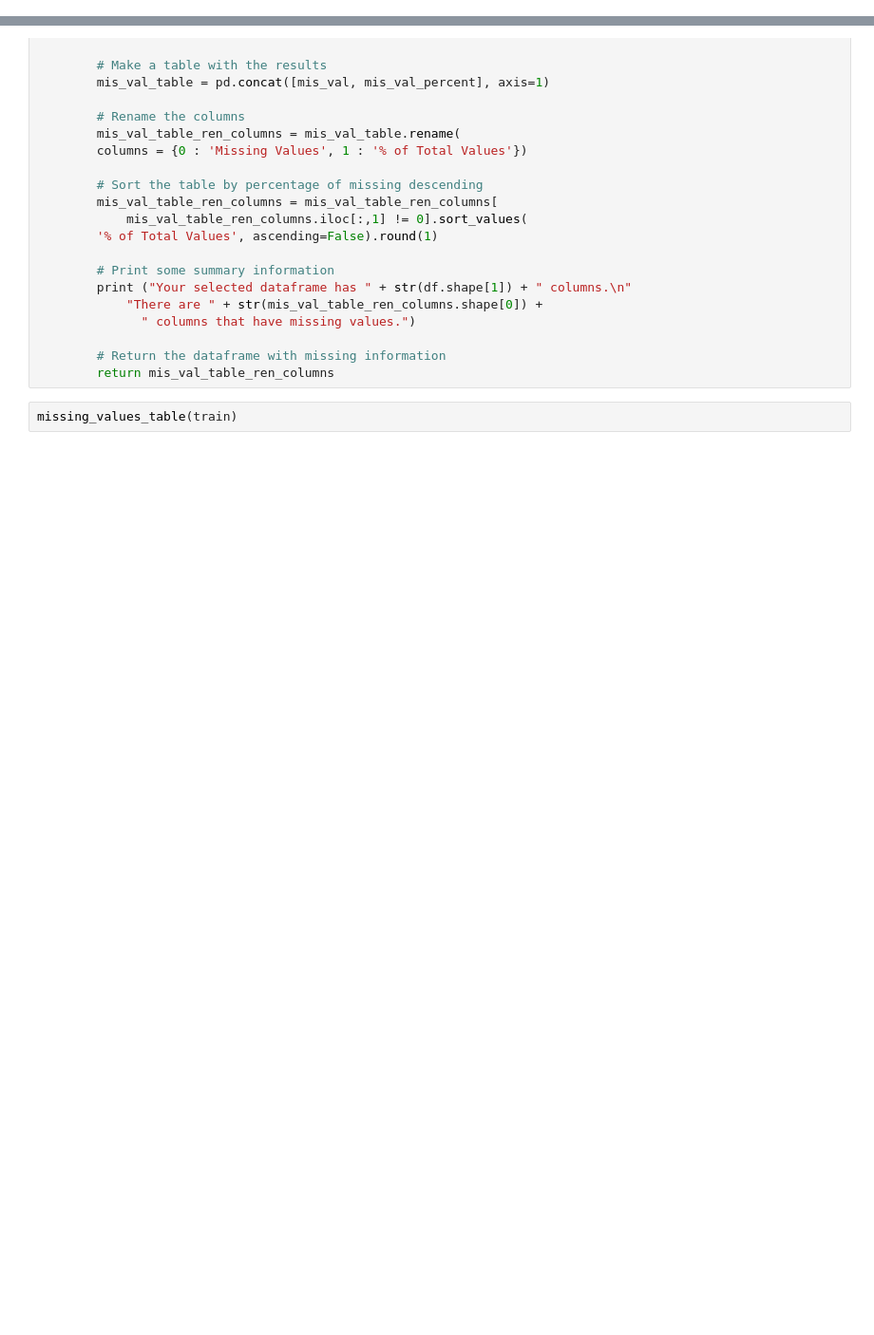
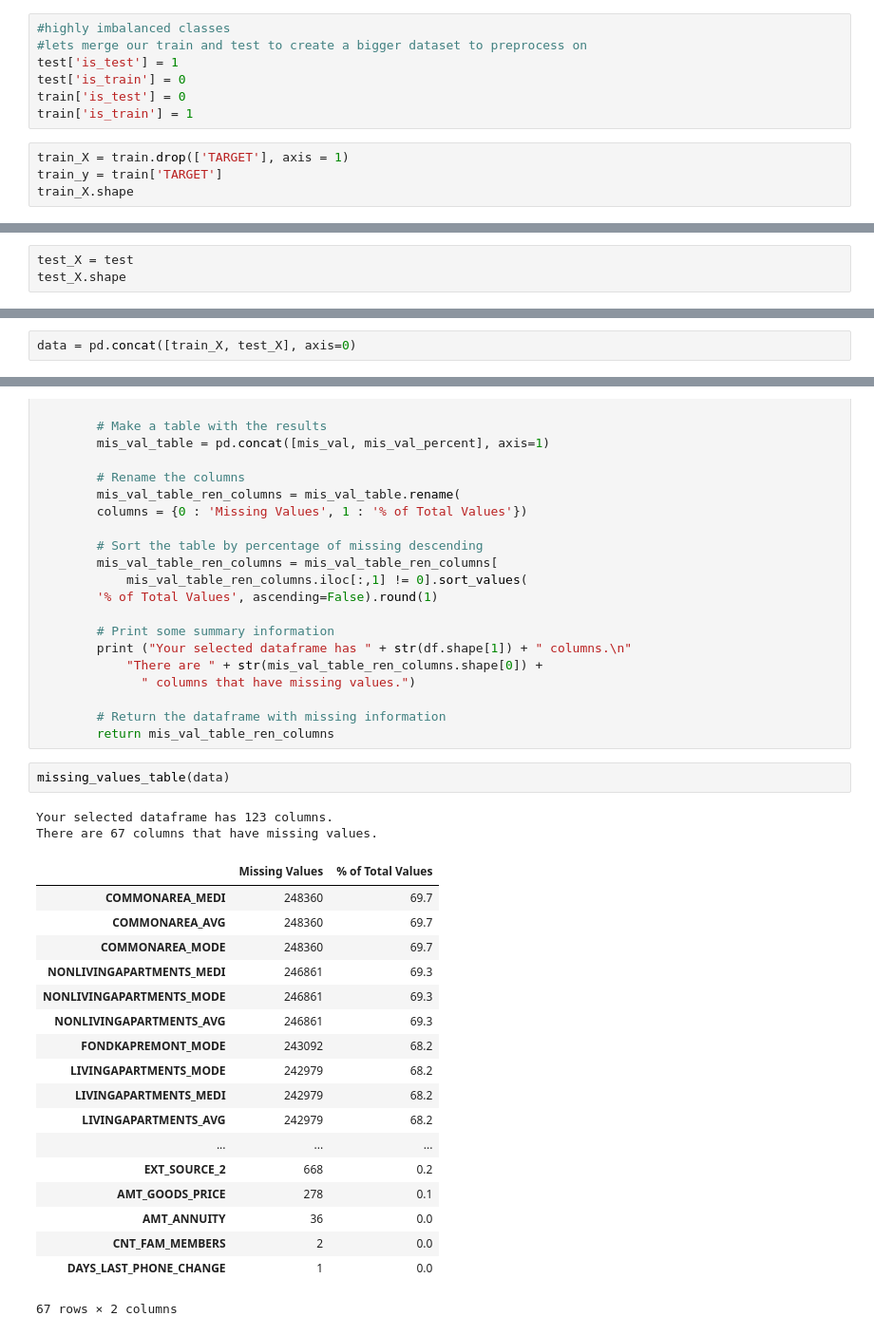
Before and after one commit to Edwardp17/home_credit, a Jupyter notebook: kaggle_home_credit.ipynb, the cells around one changed output, grey strips where cells are left out. Shown: that part at 95% size. Drawn from its saved outputs; the diff is of its cells as text; blank space fills up the shorter version.

```diff
--- a/kaggle_home_credit.ipynb
+++ b/kaggle_home_credit.ipynb
@@ -65,0 +84,11 @@ test.head()
+# %%
+#highly imbalanced classes
+#lets merge our train and test to create a bigger dataset to preprocess on
+test['is_test'] = 1
+test['is_train'] = 0
+train['is_test'] = 0
+train['is_train'] = 1
+# %%
+train_X = train.drop(['TARGET'], axis = 1)
+train_y = train['TARGET']
+train_X.shape
@@ -65,0 +97,3 @@ test.head()
+# %%
+test_X = test
+test_X.shape
@@ -66 +102,3 @@ test.head()
+# %%
+data = pd.concat([train_X, test_X], axis=0)
 # %%
@@ -96,6 +150,27 @@ def missing_values_table(df):
         # Return the dataframe with missing information
         return mis_val_table_ren_columns
 # %%
-missing_values_table(train)
+missing_values_table(data)
+# %% [output]
+Your selected dataframe has 123 columns.
+There are 67 columns that have missing values.
+|  | Missing Values | % of Total Values |
+| COMMONAREA_MEDI | 248360 | 69.7 |
+| COMMONAREA_AVG | 248360 | 69.7 |
+| COMMONAREA_MODE | 248360 | 69.7 |
+| NONLIVINGAPARTMENTS_MEDI | 246861 | 69.3 |
+| NONLIVINGAPARTMENTS_MODE | 246861 | 69.3 |
+| NONLIVINGAPARTMENTS_AVG | 246861 | 69.3 |
+| FONDKAPREMONT_MODE | 243092 | 68.2 |
+| LIVINGAPARTMENTS_MODE | 242979 | 68.2 |
+| LIVINGAPARTMENTS_MEDI | 242979 | 68.2 |
+| LIVINGAPARTMENTS_AVG | 242979 | 68.2 |
+| ... | ... | ... |
+| EXT_SOURCE_2 | 668 | 0.2 |
+| AMT_GOODS_PRICE | 278 | 0.1 |
+| AMT_ANNUITY | 36 | 0.0 |
+| CNT_FAM_MEMBERS | 2 | 0.0 |
+| DAYS_LAST_PHONE_CHANGE | 1 | 0.0 |
+67 rows × 2 columns
 # %%
 # Get the columns with > 60% missing
```
Also changed, not shown: parts of 37 cells of this notebook, 2 other files.
